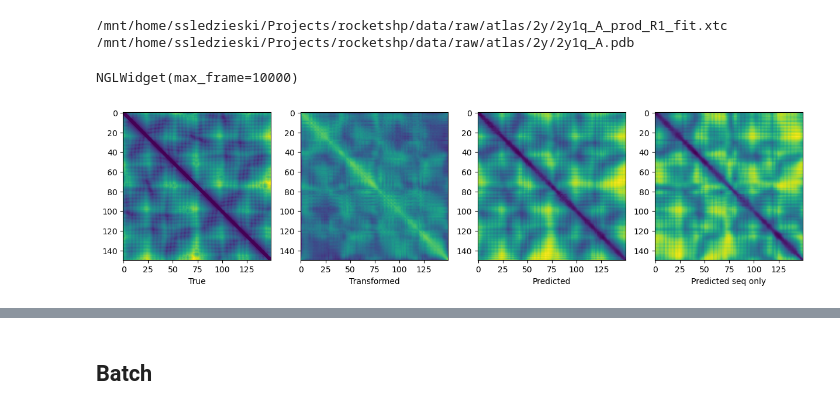
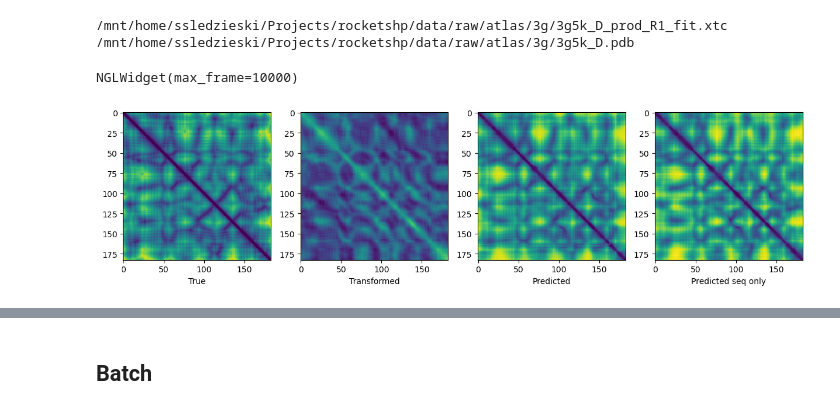
Before and after one commit to flatironinstitute/RocketSHP, a Jupyter notebook: notebooks/2.0_evaluate_model_atlas.ipynb, the cells around one changed output, grey strips where cells are left out. Cells and saved outputs as stored; diff of their text form; code cells hidden in the pictures.

```diff
--- a/notebooks/2.0_evaluate_model_atlas.ipynb
+++ b/notebooks/2.0_evaluate_model_atlas.ipynb
@@ -25,8 +25,10 @@ config_file = "../configs/config.yml"
 # checkpoint_file = "/mnt/home/ssledzieski/Projects/rocketshp/checkpoints/new_unstack_before_loss.2/model-epoch=17-train_loss=0.28.pt.ckpt"
 # checkpoint_file = "/mnt/home/ssledzieski/Projects/rocketshp/checkpoints/revert_loss/model-epoch=17-train_loss=0.29.pt.ckpt"
 # checkpoint_file = "/mnt/home/ssledzieski/Projects/rocketshp/checkpoints/retesting_old/model-epoch=02-train_loss=0.69.pt.ckpt"
-checkpoint_file = "/mnt/home/ssledzieski/Projects/rocketshp/checkpoints/temperature_atlas/model-epoch=10-train_loss=0.36.pt.ckpt"
-# checkpoint_file = "/mnt/home/ssledzieski/Projects/rocketshp/checkpoints/dyncorr_test2/model-epoch=04-train_loss=0.31.pt.ckpt"
+# checkpoint_file = "/mnt/home/ssledzieski/Projects/rocketshp/checkpoints/temperature_atlas/model-epoch=10-train_loss=0.36.pt.ckpt"
+# checkpoint_file = "/mnt/home/ssledzieski/Projects/rocketshp/models/cadist_alpha1_dyncorr_alpha3/model-epoch=05-train_loss=1.03.pt.ckpt"
+# checkpoint_file = "/mnt/home/ssledzieski/Projects/rocketshp/models/cadist_alpha1_dyncorr_alpha5/model-epoch=05-train_loss=1.00.pt.ckpt"
+checkpoint_file = "/mnt/home/ssledzieski/Projects/rocketshp/models/grad_norm_alpha0.12_lr1e-5/model-epoch=19-train_loss=0.55.pt.ckpt"
 
 PARAMS = config.DEFAULT_PARAMETERS
 PARAMS.update(OmegaConf.load(config_file))
@@ -45,4 +47,4 @@ logger.info(f"{len(adl.dataset)}, {len(adl.train_data)}, {len(adl.val_data)}, {l
 # %%
-model = FlexibilityModelWithTemperature.load_from_checkpoint(checkpoint_file, strict=True)
+# model = FlexibilityModelWithTemperature.load_from_checkpoint(checkpoint_file, strict=True)
 # model = FlexibilityModel.load_from_checkpoint(checkpoint_file, strict=False)
-# model = DynCorrModelWithTemperature.load_from_checkpoint(checkpoint_file, strict=True)
+model = DynCorrModelWithTemperature.load_from_checkpoint(checkpoint_file, strict=True)
@@ -49,9 +59,9 @@ model = FlexibilityModelWithTemperature.load_from_checkpoint(checkpoint_file, st
 # %%
-DATA_SUBSET = adl.test_data
-# DATA_SUBSET = adl.val_data
+# DATA_SUBSET = adl.test_data
+DATA_SUBSET = adl.val_data
 # DATA_SUBSET = adl.train_data
+# SAMPLE_I = 15
 SAMPLE_I = 192
-# SAMPLE_I = 121
 
 def normalize(x):
     return (x - x.mean()) / x.std()
@@ -63,25 +73,16 @@ with torch.no_grad():
         feats["struct_feats"] = torch.zeros_like(feats["struct_feats"])
         seqonly_result = model({k: v.unsqueeze(0) for k, v in feats.items()})
 
-        yhat_both = both_result["rmsf"]
-        sqfm_both = both_result["ca_dist"]
-
-        yhat_seqonly = seqonly_result["rmsf"]
-        sqfm_seqonly = seqonly_result["ca_dist"]
-
-bf_both = yhat_both.detach().cpu().numpy().squeeze()
-bf_seqonly = yhat_seqonly.detach().cpu().numpy().squeeze()
-
 plt.plot(labels["rmsf"],label="rmsf")
-plt.plot(bf_both,label="predicted")
-plt.plot(bf_seqonly,label="predicted seq only")
+plt.plot(both_result["rmsf"].detach().cpu().numpy().squeeze(),label="predicted")
+plt.plot(seqonly_result["rmsf"].detach().cpu().numpy().squeeze(),label="predicted seq only")
 plt.legend()
 
 
 from scipy.stats import spearmanr, pearsonr
-spearman = spearmanr(labels["rmsf"], bf_both)
-pearson = pearsonr(labels["rmsf"], bf_both)
-mse = ((labels["rmsf"] - bf_both)**2).mean()
+spearman = spearmanr(labels["rmsf"], both_result["rmsf"].detach().cpu().numpy().squeeze())
+pearson = pearsonr(labels["rmsf"], both_result["rmsf"].detach().cpu().numpy().squeeze())
+mse = ((labels["rmsf"] - both_result["rmsf"].detach().cpu().numpy().squeeze())**2).mean()
 logger.info(f"Protein: {key}")
 logger.info(f"Spearman: {spearman}")
 logger.info(f"Pearson: {pearson}")
@@ -98,25 +99,25 @@ plt.show()
 pdb_code, rep = key.split("/")
 print(config.RAW_DATA_DIR  / f"atlas/{pdb_code[:2]}/{pdb_code}_prod_{rep}_fit.xtc",config.RAW_DATA_DIR  / f"atlas/{pdb_code[:2]}/{pdb_code}.pdb")
 traj = md.load_xtc(config.RAW_DATA_DIR  / f"atlas/{pdb_code[:2]}/{pdb_code}_prod_{rep}_fit.xtc", top=config.RAW_DATA_DIR  / f"atlas/{pdb_code[:2]}/{pdb_code}.pdb")
-view = display_trajectory(traj, bfactor=bf_both, coloring="bfactor", normalize=True, RMAX=0.3)
+view = display_trajectory(traj, bfactor=both_result["rmsf"].detach().cpu().numpy().squeeze(), coloring="bfactor", normalize=True, RMAX=0.3)
 view
 # %% [output]
-/mnt/home/ssledzieski/Projects/rocketshp/data/raw/atlas/2y/2y1q_A_prod_R1_fit.xtc /mnt/home/ssledzieski/Projects/rocketshp/data/raw/atlas/2y/2y1q_A.pdb
+/mnt/home/ssledzieski/Projects/rocketshp/data/raw/atlas/3g/3g5k_D_prod_R1_fit.xtc /mnt/home/ssledzieski/Projects/rocketshp/data/raw/atlas/3g/3g5k_D.pdb
 NGLWidget(max_frame=10000)
 # %%
 fig, ax = plt.subplots(1, 4, figsize=(15, 10))
 true_sqform = labels["ca_dist"].squeeze()
 transform_sqform = model._cross_transform((feats["seq_feats"].unsqueeze(0), feats["struct_feats"].unsqueeze(0))).squeeze().detach().cpu().numpy()
 
 
 ax[0].imshow(true_sqform.squeeze())
 ax[0].set_xlabel("True")
 ax[1].imshow(transform_sqform)
 ax[1].set_xlabel("Transformed")
-ax[2].imshow(sqfm_both.squeeze())
+ax[2].imshow(both_result["ca_dist"].squeeze())
 ax[2].set_xlabel("Predicted")
-ax[3].imshow(sqfm_seqonly.squeeze())
+ax[3].imshow(seqonly_result["ca_dist"].squeeze())
 ax[3].set_xlabel("Predicted seq only")
 plt.show()
 # %% [output]
-[figure, old version]
+[figure, new version]
```
Also changed, not shown: parts of 10 cells of this notebook, 9 other files.
